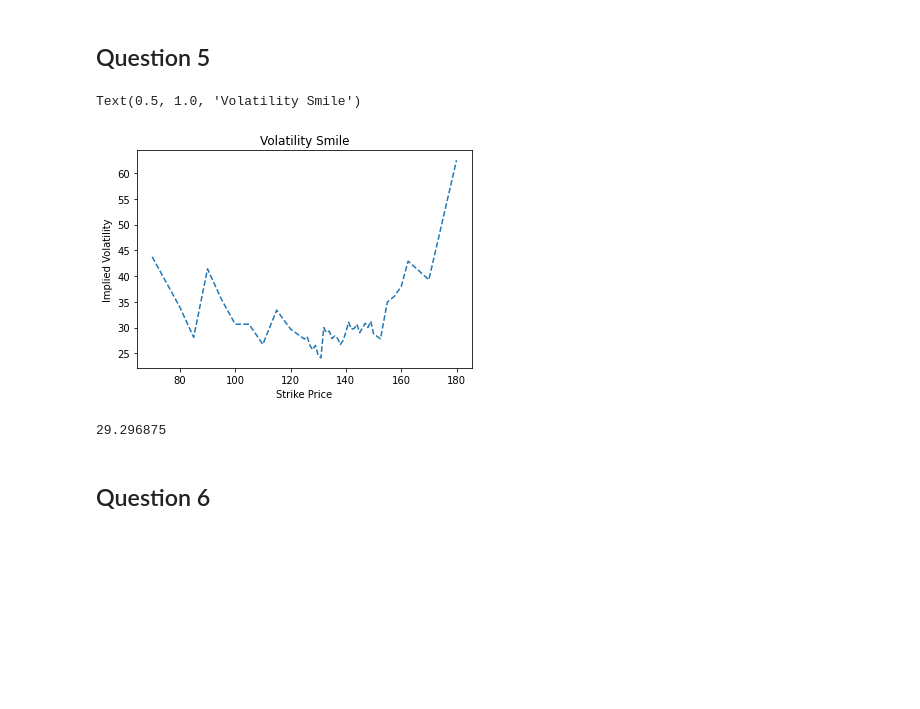
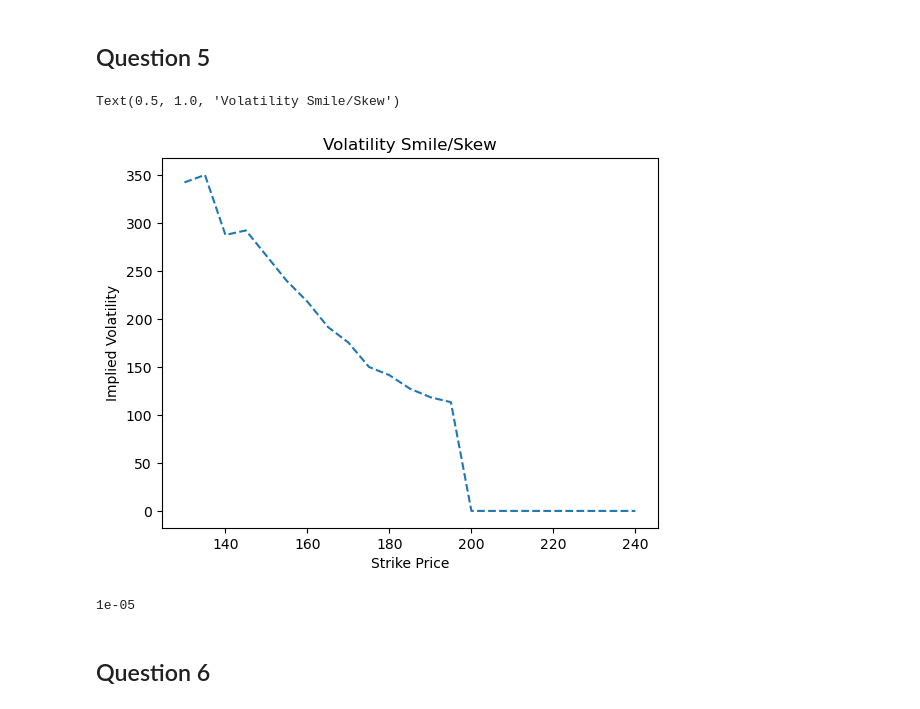
Before and after one commit to xxyyrain/CMF_25, a Jupyter notebook: Week 11/Week 11 Seminar Answers.ipynb, the cells around one changed output. Saved outputs shown, nothing was run; the diff lists cells and outputs as text; code cells hidden in the pictures; blank space fills up the shorter version.

```diff
--- a/Week 11/Week 11 Seminar Answers.ipynb
+++ b/Week 11/Week 11 Seminar Answers.ipynb
@@ -53,7 +55,7 @@ The implied volatility is 29.42 % for the one-month call with strike $ 150
 ## Question 3
 # %%
 AAPL = yf.Ticker("AAPL")
-opt = AAPL.option_chain('2023-01-06')
+opt = AAPL.option_chain('2024-01-05')
 opt.puts
 # %% [output]
 |  | contractSymbol | lastTradeDate | strike | lastPrice | bid | ask | change | percentChange | volume | ... |
@@ -78,7 +80,7 @@ import mibian
 # %%
 impliedvol = np.zeros((len(opt.puts.strike),1))
 for i in range(len(opt.puts.strike)):
-    p = mibian.Me([147.81, opt.puts.strike[i], 3.53, 0.62, 31], putPrice = opt.puts.lastPrice[i])
+    p = mibian.BS([189.97, opt.puts.strike[i], 3.53, 0.62, 31], putPrice = opt.puts.lastPrice[i])
     impliedvol [i] = p.impliedVolatility
 # %%
 fig = plt.figure()
@@ -109,16 +111,16 @@ for i in range(len(opt.puts.strike)):
 # %%
 fig = plt.figure()
 plt.plot(opt.puts.strike, difference, '--')
 plt.xlabel('Strike Price')
 plt.ylabel('Implied Volatility')
-plt.title('Volatility Smile')
+plt.title('Volatility Smile/Skew')
 # %% [output]
-Text(0.5, 1.0, 'Volatility Smile')
+Text(0.5, 1.0, 'Volatility Smile/Skew')
-[figure, old version]
+[figure, new version]
 # %%
-pp = mibian.Me([147.81, 150, 3.53, 0.62, 31], putPrice = 6)
+pp = mibian.BS([189.97, 200, 3.53, 0.62, 31], putPrice = 6)
 pp.impliedVolatility
 # %% [output]
-29.296875
+1e-05
 # %% [markdown]
 ## Question 6
```
Also changed, not shown: parts of 9 cells of this notebook.
